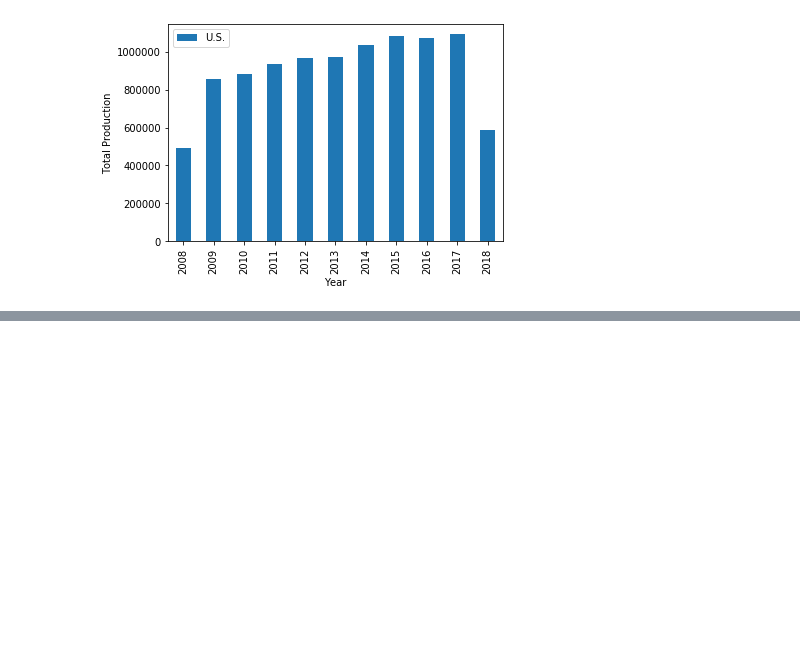
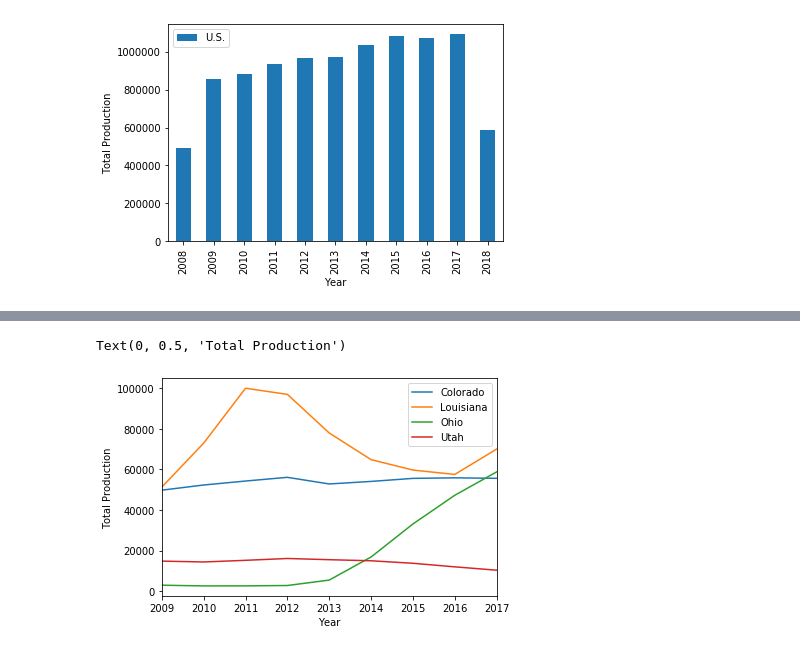
Before and after one commit to TheJayVachhani/Data-Analysis-and-Machine-Learning, a Jupyter notebook: Data Analytics/le-wagon-exercises/7-12-us-oil-and-gas-production/Exercise.ipynb, the cells around one changed output, grey strips where cells are left out. Saved outputs shown, nothing was run; the diff lists cells and outputs as text; code cells hidden in the pictures; blank space fills up the shorter version.

```diff
--- a/Data Analytics/le-wagon-exercises/7-12-us-oil-and-gas-production/Exercise.ipynb
+++ b/Data Analytics/le-wagon-exercises/7-12-us-oil-and-gas-production/Exercise.ipynb
@@ -108,0 +139,7 @@ np.logical_and(yearly_gas_df.index >= 2009, yearly_gas_df.index <= 2017)
+# %%
+plot = full_yearly_gas_df.filter(items=['Colorado', 'Louisiana', 'Ohio', 'Utah']).plot()
+plot.set_xlabel("Year")
+plot.set_ylabel("Total Production")
+# %% [output]
+Text(0, 0.5, 'Total Production')
+[figure, added]
```
Also changed, not shown: parts of 12 cells of this notebook.
